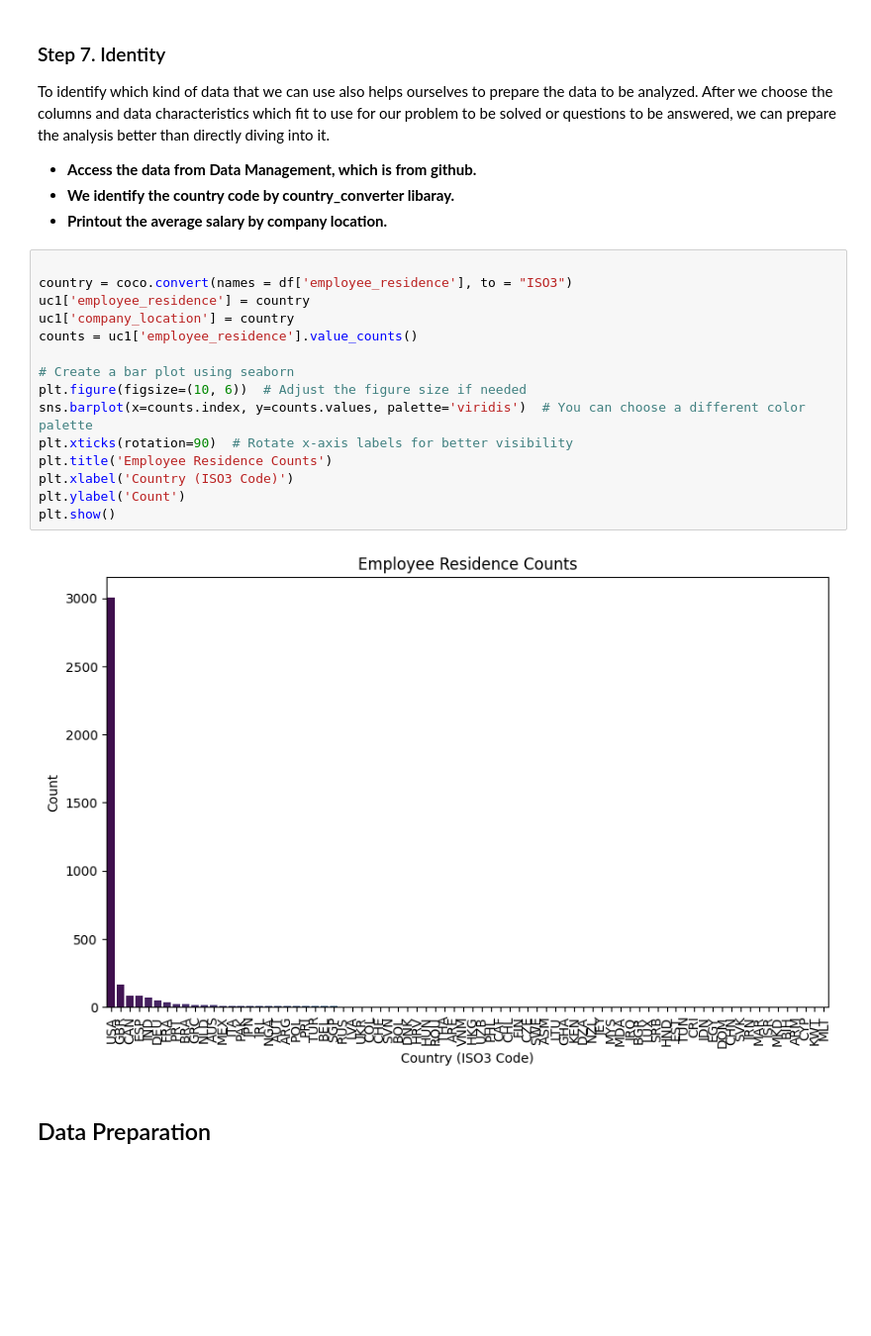
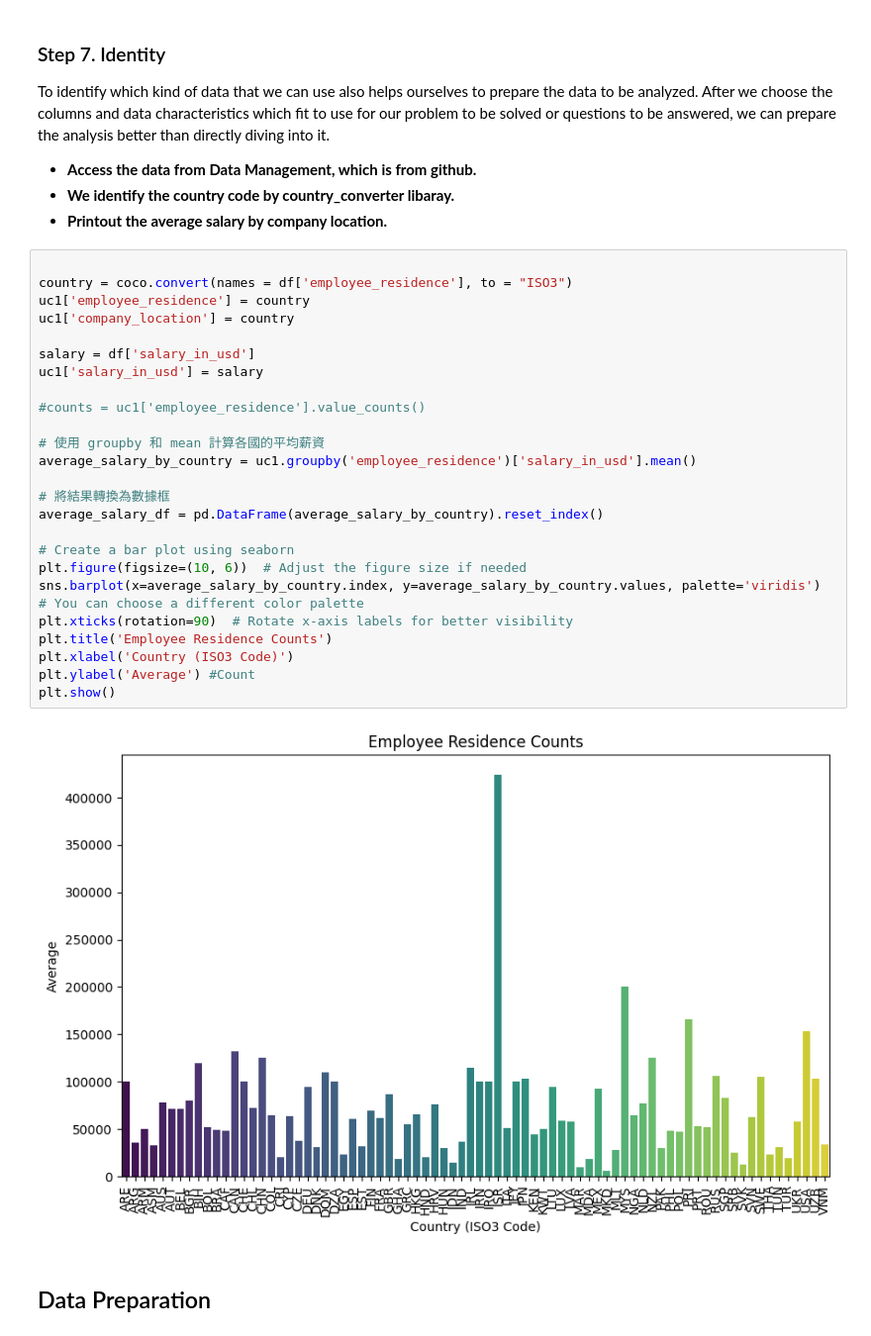
Before and after one commit to ShannonHung/ITPM, a Jupyter notebook: Code/6-Data-Provision uc1-6.ipynb, the cells around one changed output. Shown at 99% size. Drawn from its saved outputs; the diff is of its cells as text; blank space fills up the shorter version.

```diff
--- a/Code/6-Data-Provision uc1-6.ipynb
+++ b/Code/6-Data-Provision uc1-6.ipynb
@@ -178,20 +178,30 @@ To identify which kind of data that we can use also helps ourselves to prepare t
 # %%
 
 country = coco.convert(names = df['employee_residence'], to = "ISO3")
 uc1['employee_residence'] = country
 uc1['company_location'] = country
-counts = uc1['employee_residence'].value_counts()
+
+salary = df['salary_in_usd']
+uc1['salary_in_usd'] = salary
+
+#counts = uc1['employee_residence'].value_counts()
+
+# 使用 groupby 和 mean 計算各國的平均薪資
+average_salary_by_country = uc1.groupby('employee_residence')['salary_in_usd'].mean()
+
+# 將結果轉換為數據框
+average_salary_df = pd.DataFrame(average_salary_by_country).reset_index()
 
 # Create a bar plot using seaborn
 plt.figure(figsize=(10, 6))  # Adjust the figure size if needed
-sns.barplot(x=counts.index, y=counts.values, palette='viridis')  # You can choose a different color palette
+sns.barplot(x=average_salary_by_country.index, y=average_salary_by_country.values, palette='viridis')  # You can choose a different color palette
 plt.xticks(rotation=90)  # Rotate x-axis labels for better visibility
 plt.title('Employee Residence Counts')
 plt.xlabel('Country (ISO3 Code)')
-plt.ylabel('Count')
+plt.ylabel('Average') #Count
 plt.show()
 # %% [output]
-[figure, old version]
+[figure, new version]
 # %% [markdown]
 ## Data Preparation
 # %% [markdown]
```
Also changed, not shown: parts of 2 cells of this notebook.
